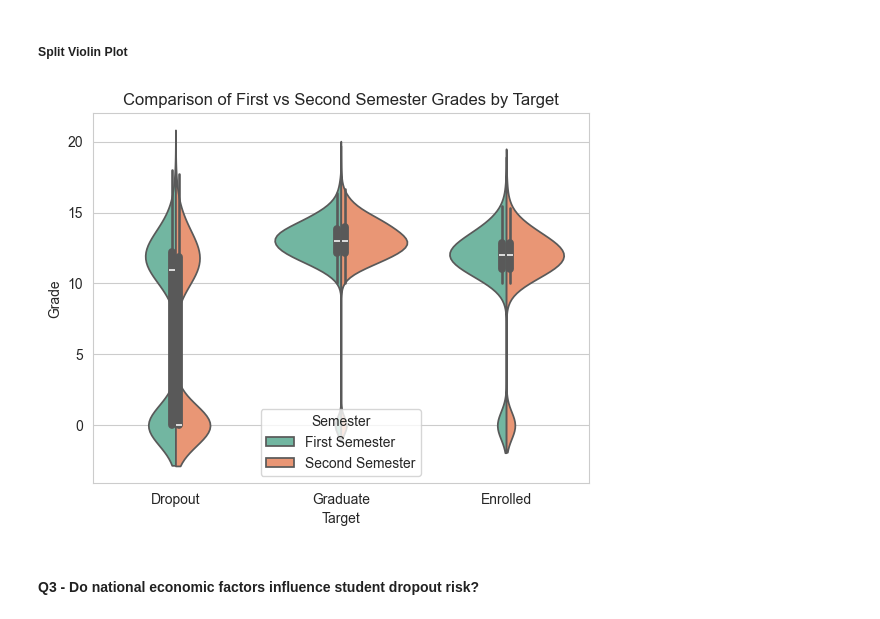
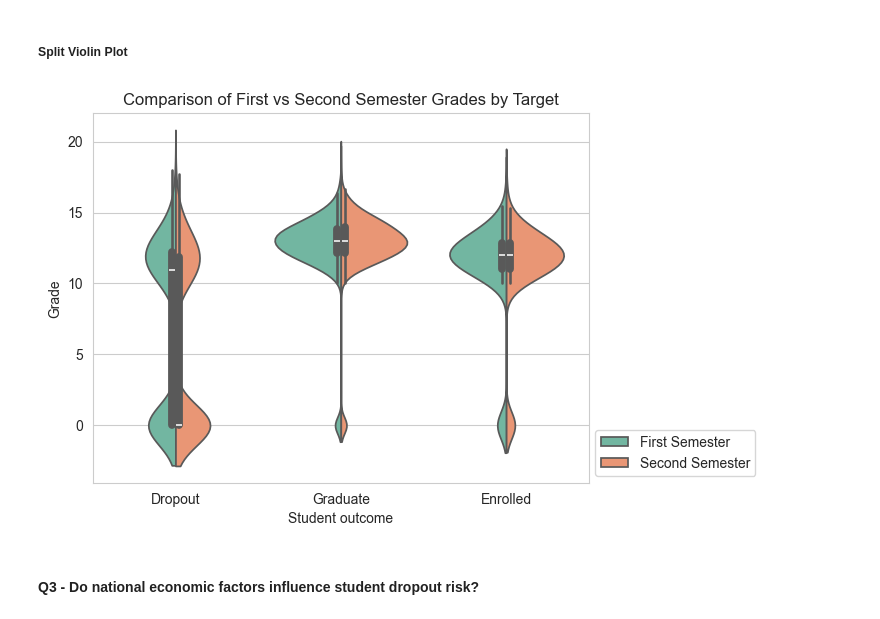
Before and after one commit to evaktar/AIandML, a Jupyter notebook: assessment.ipynb, the cells around one changed output. Saved outputs shown, nothing was run; the diff lists cells and outputs as text; code cells hidden in the pictures.

```diff
--- a/assessment.ipynb
+++ b/assessment.ipynb
@@ -811,19 +847,16 @@ faceted_stacked_bar(df_temp, demographic_cols)
 # %% [markdown]
 ##### Violin Plot
 # %%
-# Count of dropouts and engaged against grades in semester 1 and semester 2
-
-# Stacked bar? Smester 1 vs Semester 2 bars against grades (y) in stacks of dropout vs graduate vs enrolled
-
+# First semester grades against student outcomes
 # Copy relevant columns
-df_temp = df_eda[["Target", "Curricular units 1st sem (grade)", "Curricular units 2nd sem (grade)"]].copy()
+df_temp = df_eda[["Student outcome", "Curricular units 1st sem (grade)", "Curricular units 2nd sem (grade)"]].copy()
 
 # Violin Plot
-plt.figure(figsize=(8,6))
-sns.violinplot(data=df_temp, x="Target", y="Curricular units 1st sem (grade)", palette="Set2")
+plt.figure(figsize=(7,6))
+sns.violinplot(data=df_temp, x="Student outcome", y="Curricular units 1st sem (grade)", palette="Set2")
 plt.title("Impact of First Semester Grades on Student Outcomes")
 plt.ylabel("Grade")
-plt.xlabel("Target Category")
+plt.xlabel("Student Outcome")
 plt.tight_layout()
 plt.show()
 # %% [output]
@@ -834,21 +865,24 @@ Passing `palette` without assigning `hue` is deprecated and will be removed in v
 # %% [markdown]
 ##### Split Violin Plot
 # %%
+# Rename for clarity
 df_temp.rename(columns={
     "Curricular units 1st sem (grade)": "First Semester",
     "Curricular units 2nd sem (grade)": "Second Semester"
 }, inplace=True)
 
-df_melted = df_temp.melt(id_vars="Target",
+# Long format
+df_melted = df_temp.melt(id_vars="Student outcome",
                            value_vars=["First Semester", "Second Semester"],
                            var_name="Semester", value_name="Grade")
 
 # Plot
-sns.violinplot(data=df_melted, x="Target", y="Grade", hue="Semester", split=True, palette="Set2")
+sns.violinplot(data=df_melted, x="Student outcome", y="Grade", hue="Semester", split=True, palette="Set2")
 plt.title("Comparison of First vs Second Semester Grades by Target")
+plt.legend(loc="lower right", bbox_to_anchor=(1.35, 0))
 plt.show()
 # %% [output]
-[figure, old version]
+[figure, new version]
 # %% [markdown]
 #### Q3 - Do national economic factors influence student dropout risk?
 # %%
```
Also changed, not shown: parts of 3 cells of this notebook.
